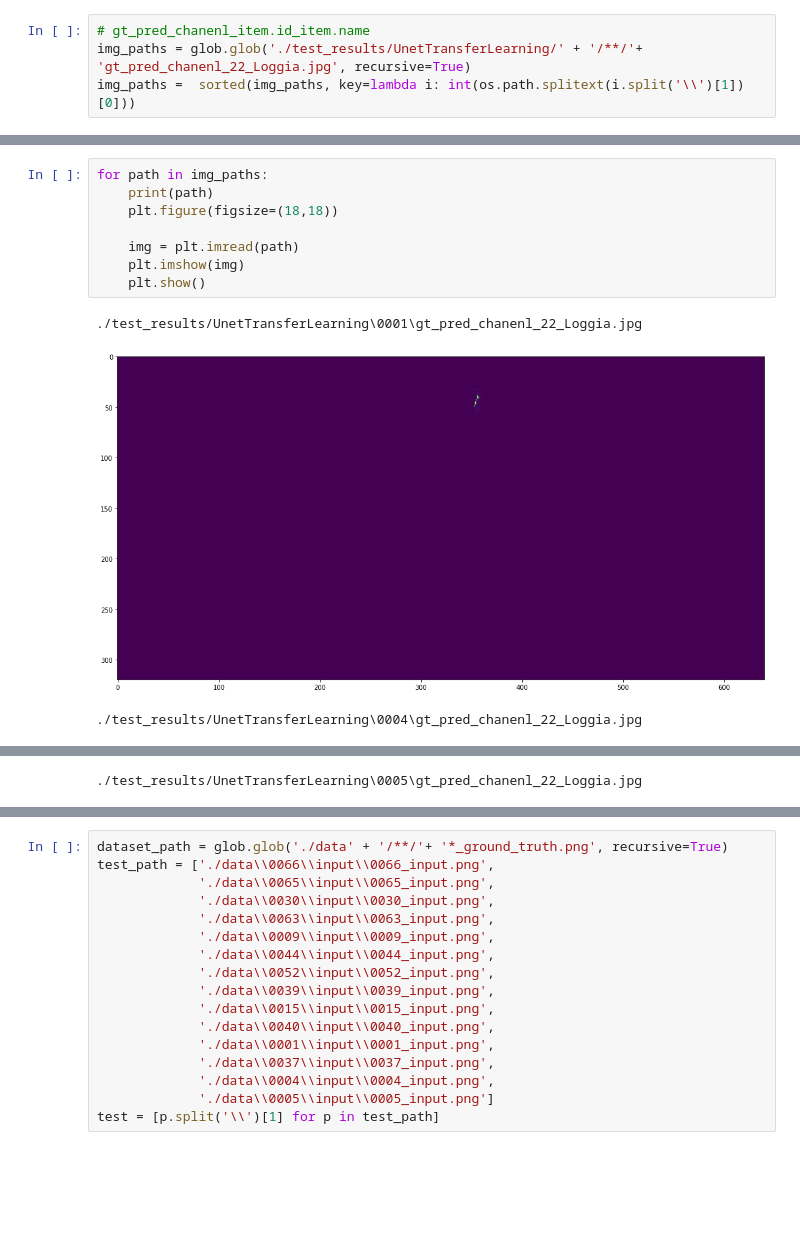
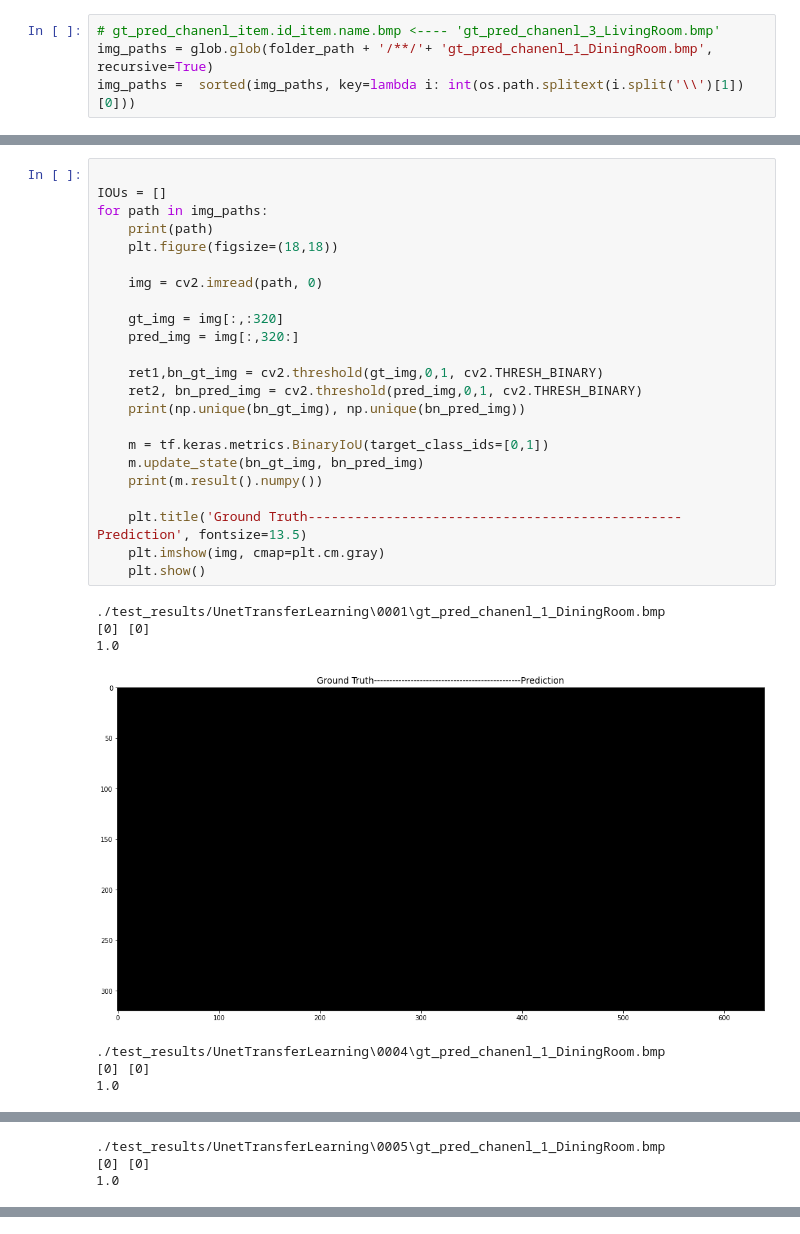
Before and after one commit to A2Amir/SFS-A68, a Jupyter notebook: Check Results.ipynb, the cells around one changed output, grey strips where cells are left out. Drawn from its saved outputs; the diff is of its cells as text; blank space fills up the shorter version.

```diff
--- a/Check Results.ipynb
+++ b/Check Results.ipynb
@@ -42,8 +46,8 @@ for k,item in SEG_CLASSES.items():
 21 AccessBalcony (255, 255, 22)
 22 Loggia (120, 56, 145)
 # %%
-# gt_pred_chanenl_item.id_item.name
-img_paths = glob.glob('./test_results/UnetTransferLearning/' + '/**/'+ 'gt_pred_chanenl_22_Loggia.jpg', recursive=True)
+# gt_pred_chanenl_item.id_item.name.bmp <---- 'gt_pred_chanenl_3_LivingRoom.bmp'
+img_paths = glob.glob(folder_path + '/**/'+ 'gt_pred_chanenl_1_DiningRoom.bmp', recursive=True)
 img_paths =  sorted(img_paths, key=lambda i: int(os.path.splitext(i.split('\\')[1])[0]))
 # %%
 img_paths
@@ -65,12 +69,31 @@ img_paths
 # %%
+
+IOUs = []
 for path in img_paths:
     print(path)
     plt.figure(figsize=(18,18))
 
-    img = plt.imread(path)
-    plt.imshow(img)
+    img = cv2.imread(path, 0)
+
+    gt_img = img[:,:320]
+    pred_img = img[:,320:]
+
+    ret1,bn_gt_img = cv2.threshold(gt_img,0,1, cv2.THRESH_BINARY)
+    ret2, bn_pred_img = cv2.threshold(pred_img,0,1, cv2.THRESH_BINARY)
+    print(np.unique(bn_gt_img), np.unique(bn_pred_img))
+
+    m = tf.keras.metrics.BinaryIoU(target_class_ids=[0,1])
+    m.update_state(bn_gt_img, bn_pred_img)
+    print(m.result().numpy())
+
+    plt.title('Ground Truth------------------------------------------------Prediction', fontsize=13.5)
+    plt.imshow(img, cmap=plt.cm.gray)
     plt.show()
 # %% [output]
-./test_results/UnetTransferLearning\0001\gt_pred_chanenl_22_Loggia.jpg
+./test_results/UnetTransferLearning\0001\gt_pred_chanenl_1_DiningRoom.bmp
+[0] [0]
+1.0
-[figure, old version]
+[figure, new version]
-./test_results/UnetTransferLearning\0004\gt_pred_chanenl_22_Loggia.jpg
+./test_results/UnetTransferLearning\0004\gt_pred_chanenl_1_DiningRoom.bmp
+[0] [0]
+1.0
@@ -78 +101,3 @@ for path in img_paths:
-./test_results/UnetTransferLearning\0005\gt_pred_chanenl_22_Loggia.jpg
+./test_results/UnetTransferLearning\0005\gt_pred_chanenl_1_DiningRoom.bmp
+[0] [0]
+1.0
@@ -86,18 +117 @@ for path in img_paths:
 ... (16 outputs left out)
-# %%
-dataset_path = glob.glob('./data' + '/**/'+ '*_ground_truth.png', recursive=True)
-test_path = ['./data\\0066\\input\\0066_input.png',
-             './data\\0065\\input\\0065_input.png',
-             './data\\0030\\input\\0030_input.png',
-             './data\\0063\\input\\0063_input.png',
-             './data\\0009\\input\\0009_input.png',
-             './data\\0044\\input\\0044_input.png',
-             './data\\0052\\input\\0052_input.png',
-             './data\\0039\\input\\0039_input.png',
-             './data\\0015\\input\\0015_input.png',
-             './data\\0040\\input\\0040_input.png',
-             './data\\0001\\input\\0001_input.png',
-             './data\\0037\\input\\0037_input.png',
-             './data\\0004\\input\\0004_input.png',
-             './data\\0005\\input\\0005_input.png']
-test = [p.split('\\')[1] for p in test_path]
```
Also changed, not shown: parts of 6 cells of this notebook, 2 other files.
